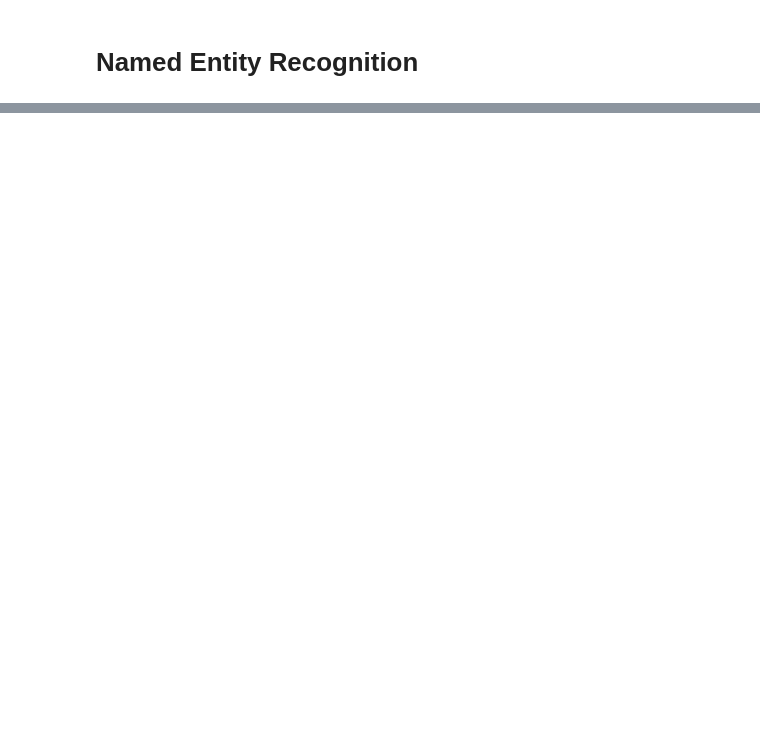
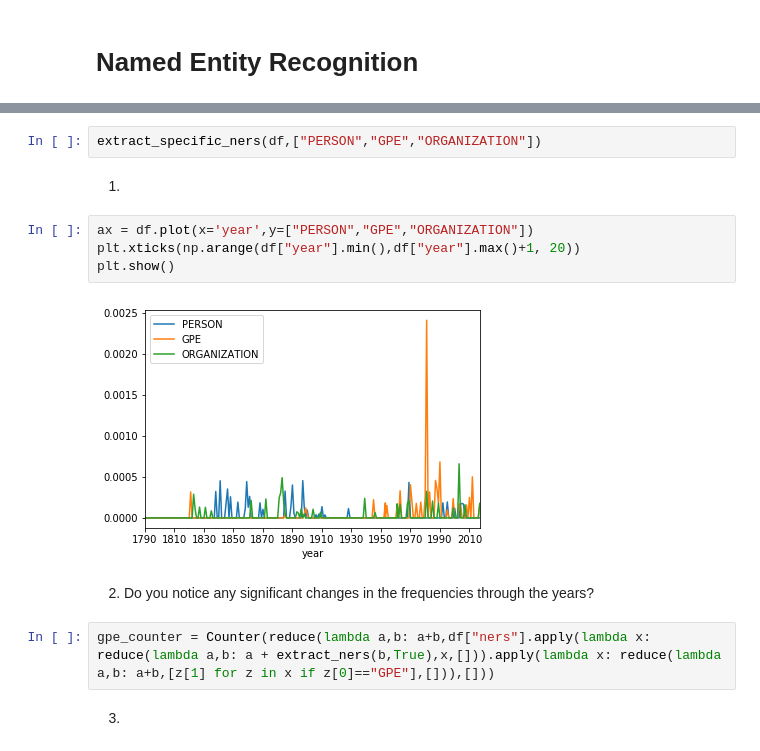
Before and after one commit to ofrik/NLP-HW3, a Jupyter notebook: HW3.ipynb, the cells around one changed output, grey strips where cells are left out. Drawn from its saved outputs; the diff is of its cells as text; blank space fills up the shorter version.

```diff
--- a/HW3.ipynb
+++ b/HW3.ipynb
@@ -162,0 +267,16 @@ Counter({('NN',): 892, ('IN',): 563, ('DT',): 462, ('JJ',): 457, ('NNS',): 407,
+# %%
+extract_specific_ners(df,["PERSON","GPE","ORGANIZATION"])
+# %% [markdown]
+1)
+# %%
+ax = df.plot(x='year',y=["PERSON","GPE","ORGANIZATION"])
+plt.xticks(np.arange(df["year"].min(),df["year"].max()+1, 20))
+plt.show()
+# %% [output]
+[figure, added]
+# %% [markdown]
+2) Do you notice any significant changes in the frequencies through the years?
+# %%
+gpe_counter = Counter(reduce(lambda a,b: a+b,df["ners"].apply(lambda x: reduce(lambda a,b: a + extract_ners(b,True),x,[])).apply(lambda x: reduce(lambda a,b: a+b,[z[1] for z in x if z[0]=="GPE"],[])),[]))
+# %% [markdown]
+3)
```
Also changed, not shown: parts of 24 cells of this notebook.
